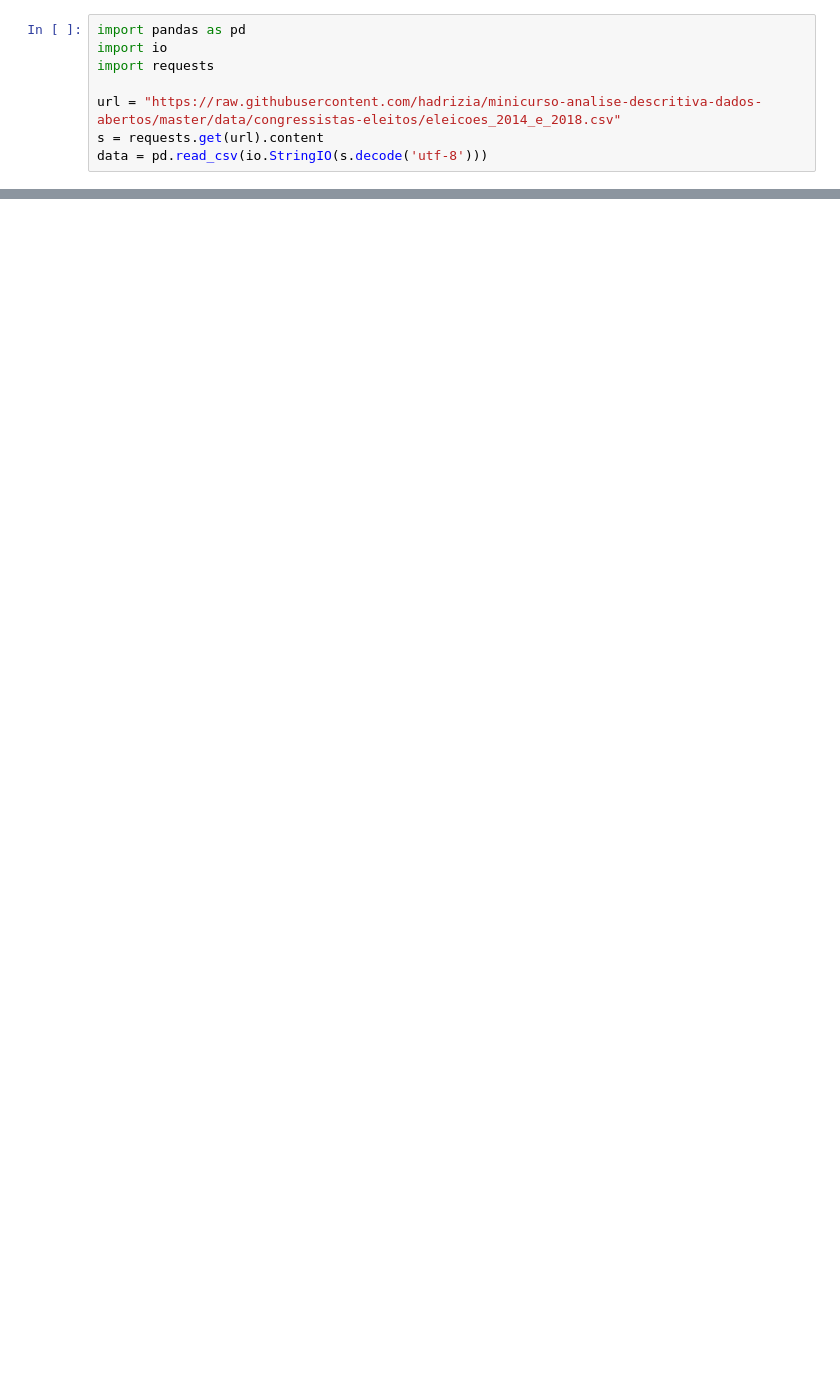
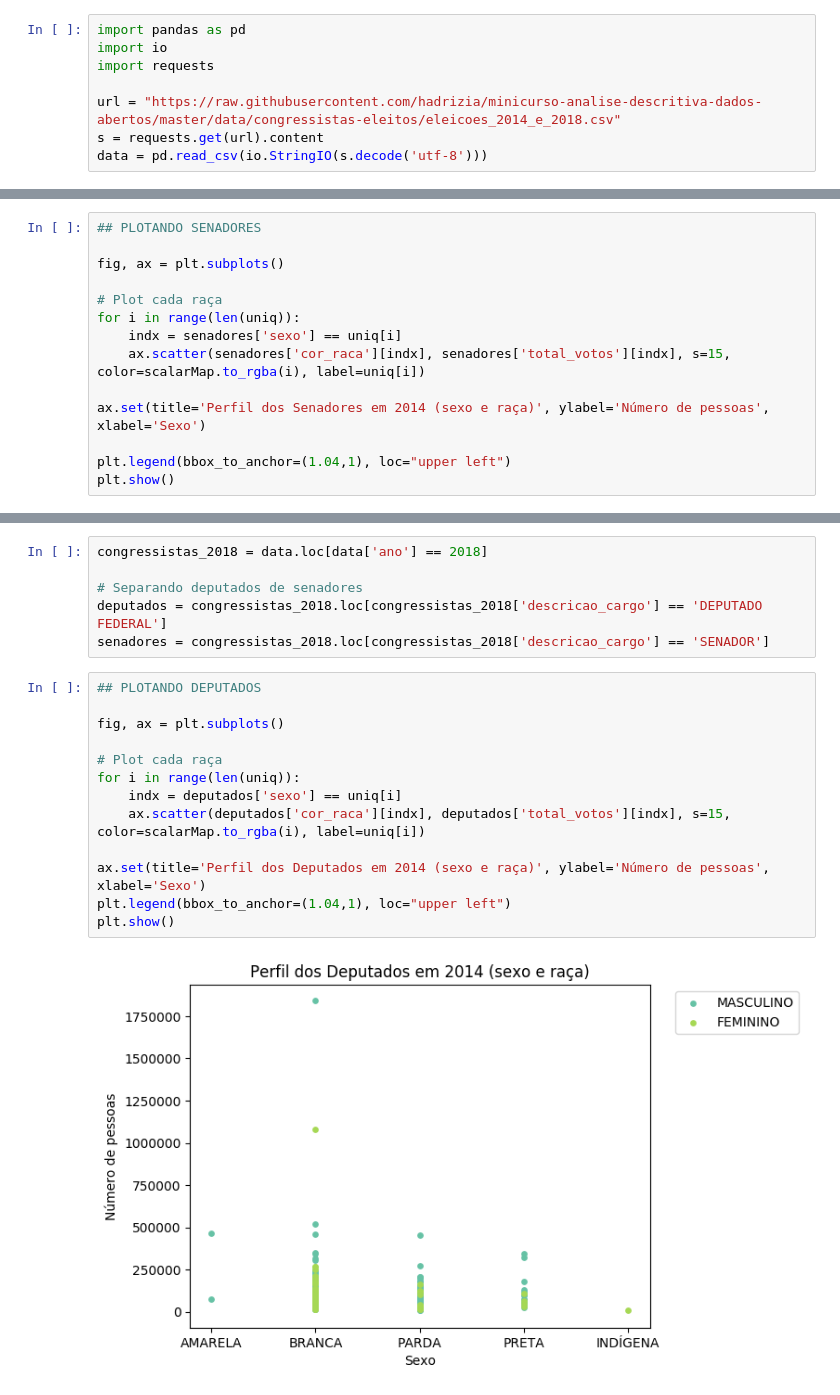
Before and after one commit to pyladiespb-org/minicurso-analise-descritiva-dados-abertos, a Jupyter notebook: CongressistasEDA.ipynb, the cells around one changed output, grey strips where cells are left out. Drawn from its saved outputs; the diff is of its cells as text; blank space fills up the shorter version.

```diff
--- a/CongressistasEDA.ipynb
+++ b/CongressistasEDA.ipynb
@@ -79,0 +94,14 @@ Name: cor_raca, dtype: int64
+# %%
+## PLOTANDO SENADORES
+
+fig, ax = plt.subplots()
+
+# Plot cada raça
+for i in range(len(uniq)):
+    indx = senadores['sexo'] == uniq[i]
+    ax.scatter(senadores['cor_raca'][indx], senadores['total_votos'][indx], s=15, color=scalarMap.to_rgba(i), label=uniq[i])
+
+ax.set(title='Perfil dos Senadores em 2014 (sexo e raça)', ylabel='Número de pessoas', xlabel='Sexo')
+
+plt.legend(bbox_to_anchor=(1.04,1), loc="upper left")
+plt.show()
@@ -79,0 +110,21 @@ Name: cor_raca, dtype: int64
+# %%
+congressistas_2018 = data.loc[data['ano'] == 2018]
+
+# Separando deputados de senadores
+deputados = congressistas_2018.loc[congressistas_2018['descricao_cargo'] == 'DEPUTADO FEDERAL']
+senadores = congressistas_2018.loc[congressistas_2018['descricao_cargo'] == 'SENADOR']
+# %%
+## PLOTANDO DEPUTADOS
+
+fig, ax = plt.subplots()
+
+# Plot cada raça
+for i in range(len(uniq)):
+    indx = deputados['sexo'] == uniq[i]
+    ax.scatter(deputados['cor_raca'][indx], deputados['total_votos'][indx], s=15, color=scalarMap.to_rgba(i), label=uniq[i])
+
+ax.set(title='Perfil dos Deputados em 2014 (sexo e raça)', ylabel='Número de pessoas', xlabel='Sexo')
+plt.legend(bbox_to_anchor=(1.04,1), loc="upper left")
+plt.show()
+# %% [output]
+[figure, added]
```
Also changed, not shown: parts of 11 cells of this notebook.
